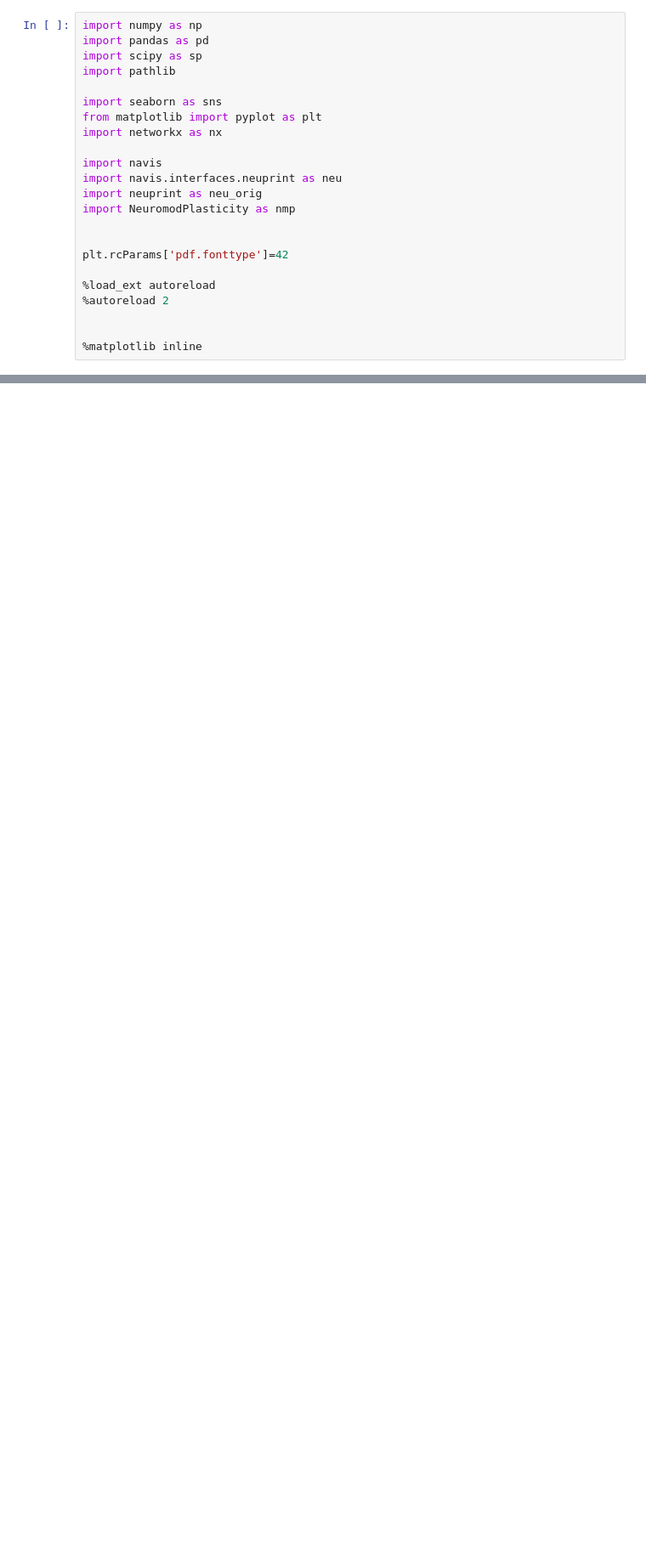
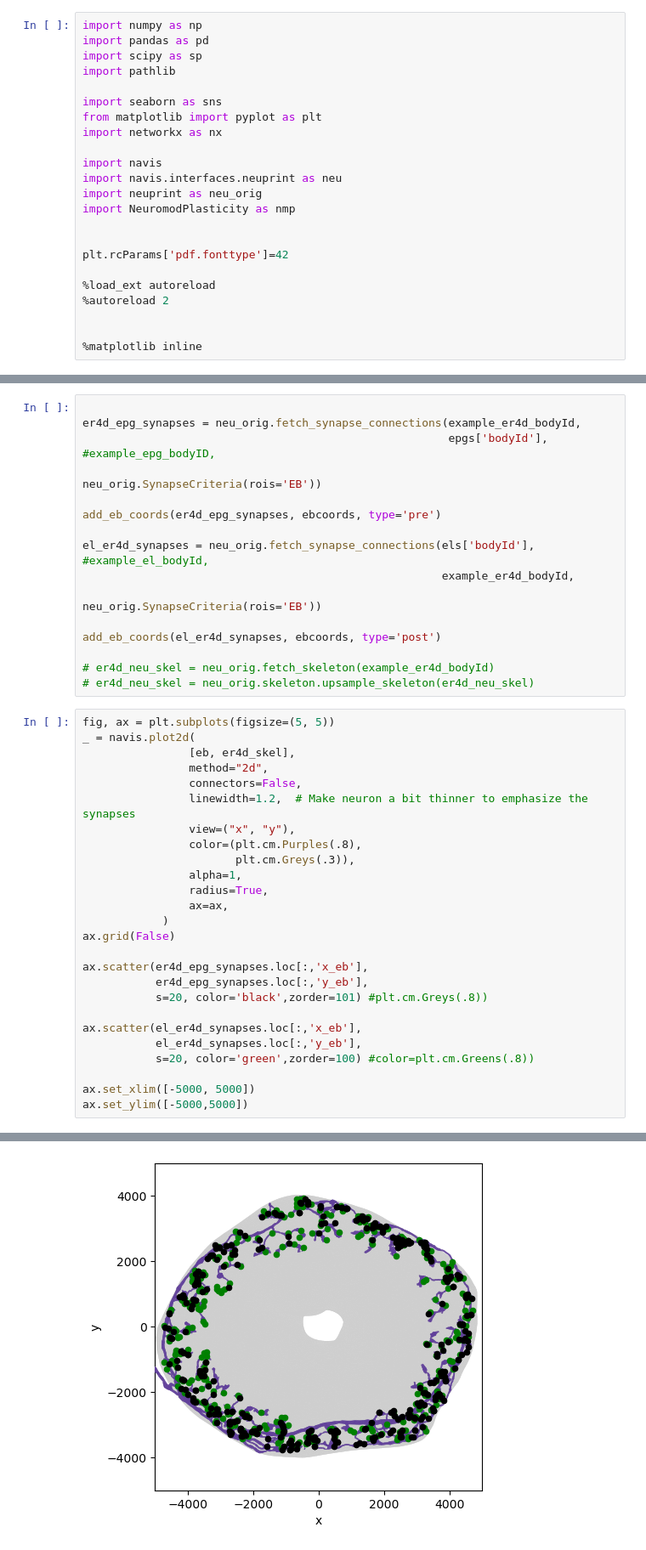
Before and after one commit to yfisher-lab/NeuromodPlasticity, a Jupyter notebook: NeuromodPlasticity/figures/connectomics/synapse_distance.ipynb, the cells around one changed output, grey strips where cells are left out. Shown at 85% size. Cells and saved outputs as stored; diff of their text form; blank space fills up the shorter version.

```diff
--- a/NeuromodPlasticity/figures/connectomics/synapse_distance.ipynb
+++ b/NeuromodPlasticity/figures/connectomics/synapse_distance.ipynb
@@ -29,0 +108,43 @@ neu.fetch_skeleton(with_distances=True)
+# %%
+
+er4d_epg_synapses = neu_orig.fetch_synapse_connections(example_er4d_bodyId,
+                                                       epgs['bodyId'], #example_epg_bodyID,
+                                                       neu_orig.SynapseCriteria(rois='EB'))
+
+add_eb_coords(er4d_epg_synapses, ebcoords, type='pre')
+
+el_er4d_synapses = neu_orig.fetch_synapse_connections(els['bodyId'], #example_el_bodyId,
+                                                      example_er4d_bodyId,
+                                                      neu_orig.SynapseCriteria(rois='EB'))
+
+add_eb_coords(el_er4d_synapses, ebcoords, type='post')
+
+# er4d_neu_skel = neu_orig.fetch_skeleton(example_er4d_bodyId)
+# er4d_neu_skel = neu_orig.skeleton.upsample_skeleton(er4d_neu_skel)
+# %%
+fig, ax = plt.subplots(figsize=(5, 5))
+_ = navis.plot2d(
+                [eb, er4d_skel],
+                method="2d",
+                connectors=False,
+                linewidth=1.2,  # Make neuron a bit thinner to emphasize the synapses
+                view=("x", "y"),
+                color=(plt.cm.Purples(.8),
+                       plt.cm.Greys(.3)),
+                alpha=1,
+                radius=True,
+                ax=ax,
+            )
+ax.grid(False)
+
+ax.scatter(er4d_epg_synapses.loc[:,'x_eb'],
+           er4d_epg_synapses.loc[:,'y_eb'],
+           s=20, color='black',zorder=101) #plt.cm.Greys(.8))
+
+ax.scatter(el_er4d_synapses.loc[:,'x_eb'],
+           el_er4d_synapses.loc[:,'y_eb'],
+           s=20, color='green',zorder=100) #color=plt.cm.Greens(.8))
+
+ax.set_xlim([-5000, 5000])
+ax.set_ylim([-5000,5000])
+# %% [output]
@@ -30 +152,2 @@ neu.fetch_skeleton(with_distances=True)
+[figure, added]
 # %%
```
Also changed, not shown: parts of 17 cells of this notebook.
